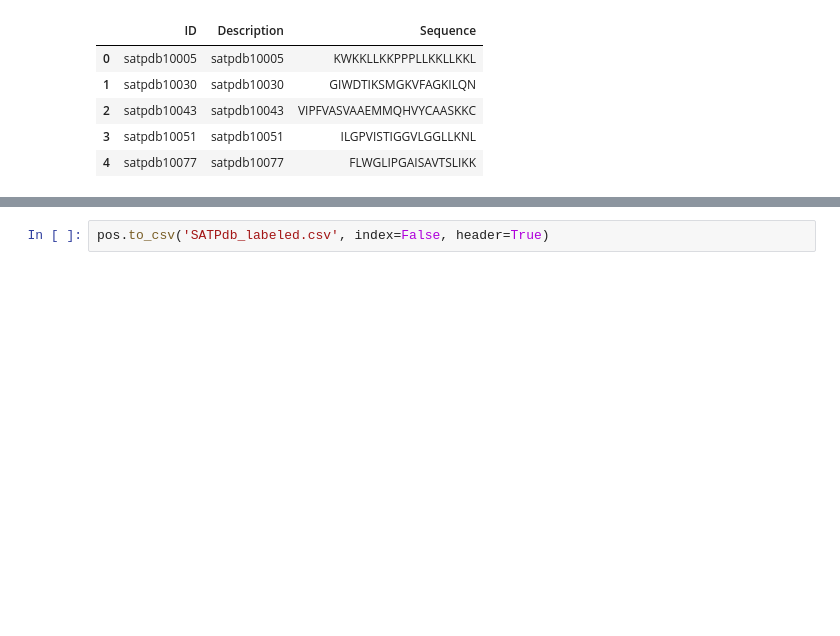
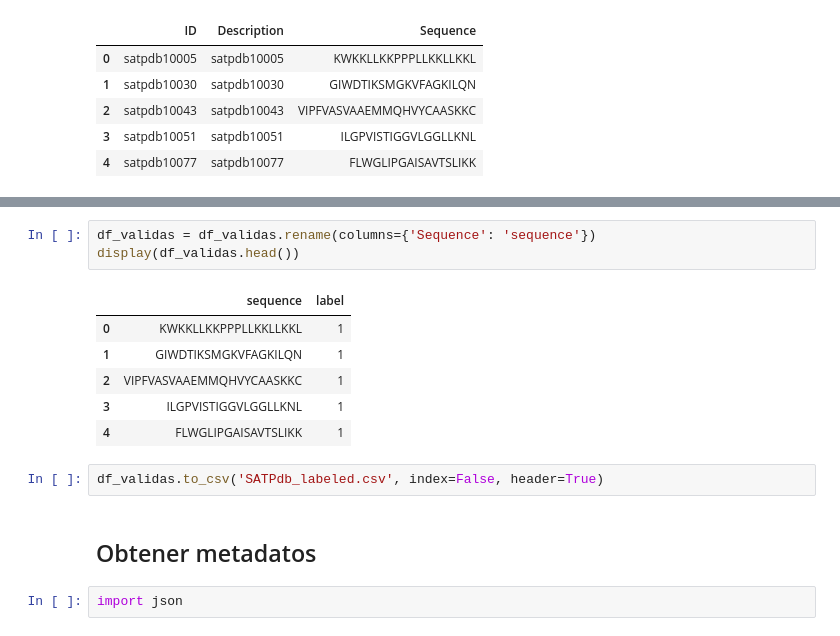
Before and after one commit to AnaLuisaIA/antifungal-peptides, a Jupyter notebook: databases/SATPdb/SATPdb.ipynb, the cells around one changed output, grey strips where cells are left out. Cells and saved outputs as stored; diff of their text form; blank space fills up the shorter version.

Commit message:
modify SATPdb

```diff
--- a/databases/SATPdb/SATPdb.ipynb
+++ b/databases/SATPdb/SATPdb.ipynb
@@ -72,2 +112,16 @@ pos.describe()
+# %%
+df_validas = df_validas.rename(columns={'Sequence': 'sequence'})
+display(df_validas.head())
+# %% [output]
+|  | sequence | label |
+| 0 | KWKKLLKKPPPLLKKLLKKL | 1 |
+| 1 | GIWDTIKSMGKVFAGKILQN | 1 |
+| 2 | VIPFVASVAAEMMQHVYCAASKKC | 1 |
+| 3 | ILGPVISTIGGVLGGLLKNL | 1 |
+| 4 | FLWGLIPGAISAVTSLIKK | 1 |
 # %%
-pos.to_csv('SATPdb_labeled.csv', index=False, header=True)
+df_validas.to_csv('SATPdb_labeled.csv', index=False, header=True)
+# %% [markdown]
+## Obtener metadatos
+# %%
+import json
```
Also changed, not shown: parts of 21 cells of this notebook, 2 other files.
